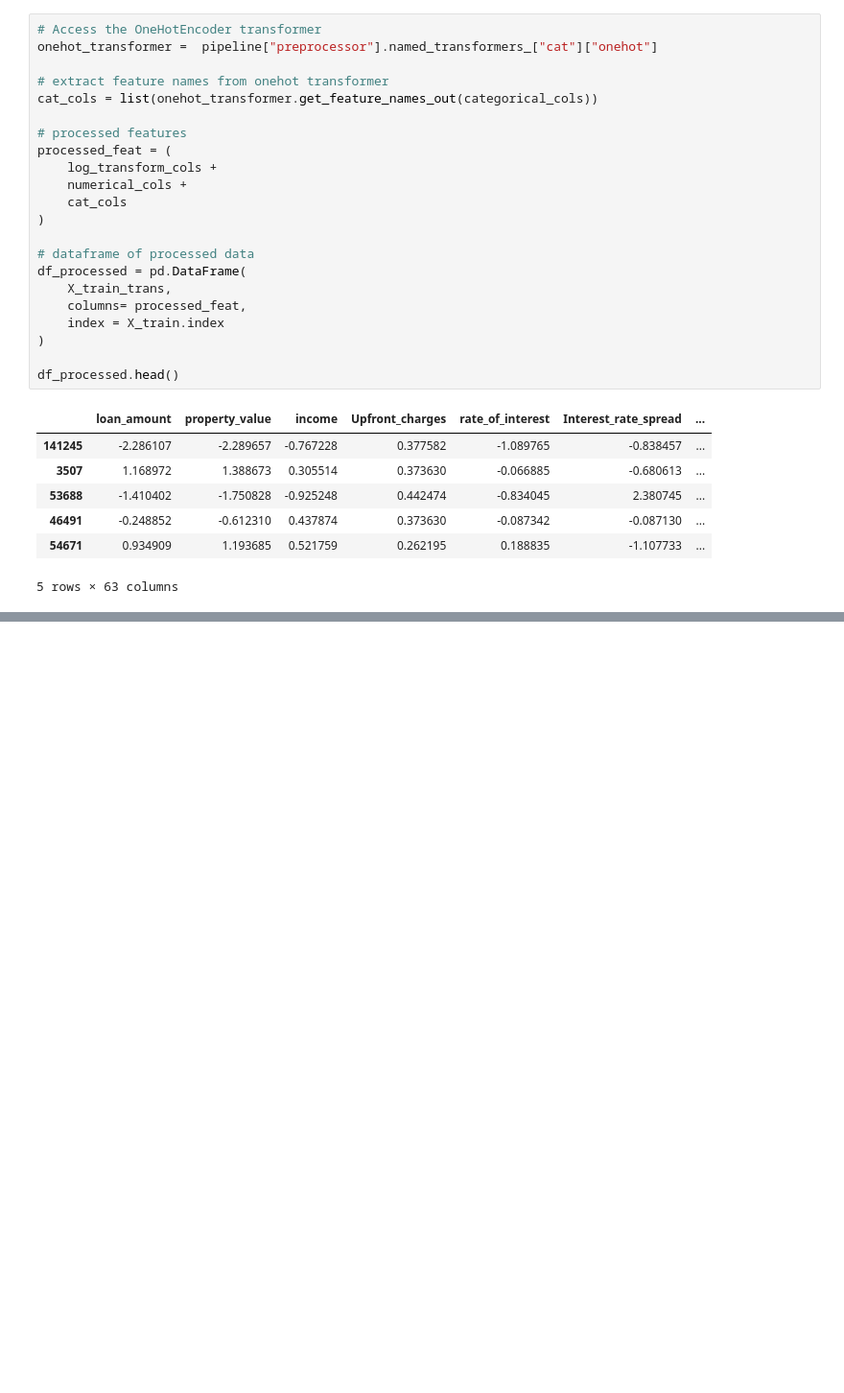
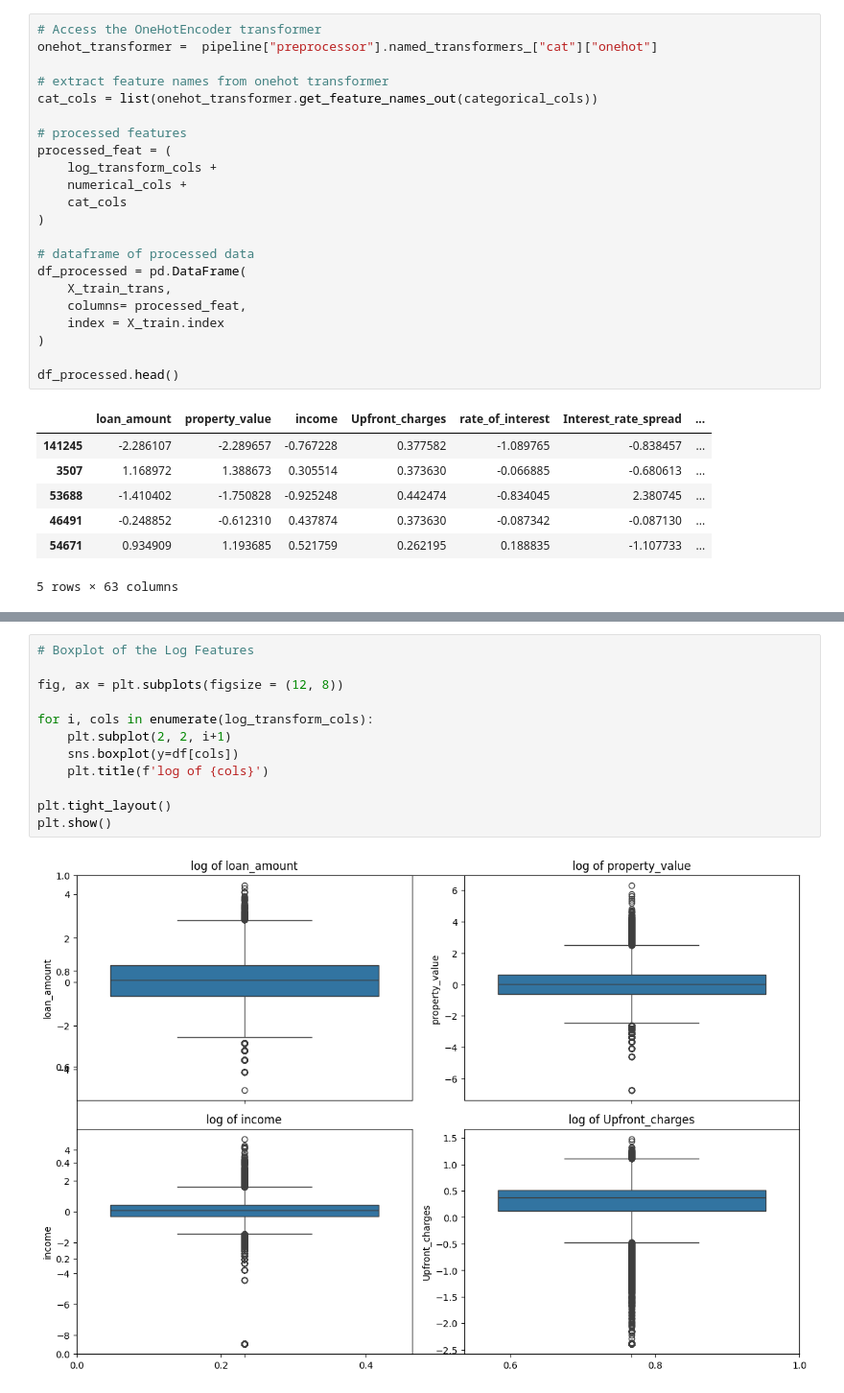
Before and after one commit to Bjoshua25/Loan-Default-Prediction, a Jupyter notebook: notebook/second_EDA.ipynb, the cells around one changed output, grey strips where cells are left out. Shown at 96% size. Saved outputs shown, nothing was run; the diff lists cells and outputs as text; blank space fills up the shorter version.

```diff
--- a/notebook/second_EDA.ipynb
+++ b/notebook/second_EDA.ipynb
@@ -261,0 +376,14 @@ df_processed.head()
+# %%
+# Boxplot of the Log Features
+
+fig, ax = plt.subplots(figsize = (12, 8))
+
+for i, cols in enumerate(log_transform_cols):
+    plt.subplot(2, 2, i+1)
+    sns.boxplot(y=df[cols])
+    plt.title(f'log of {cols}')
+
+plt.tight_layout()
+plt.show()
+# %% [output]
+[figure, added]
```
Also changed, not shown: parts of 35 cells of this notebook, 13 other files.
